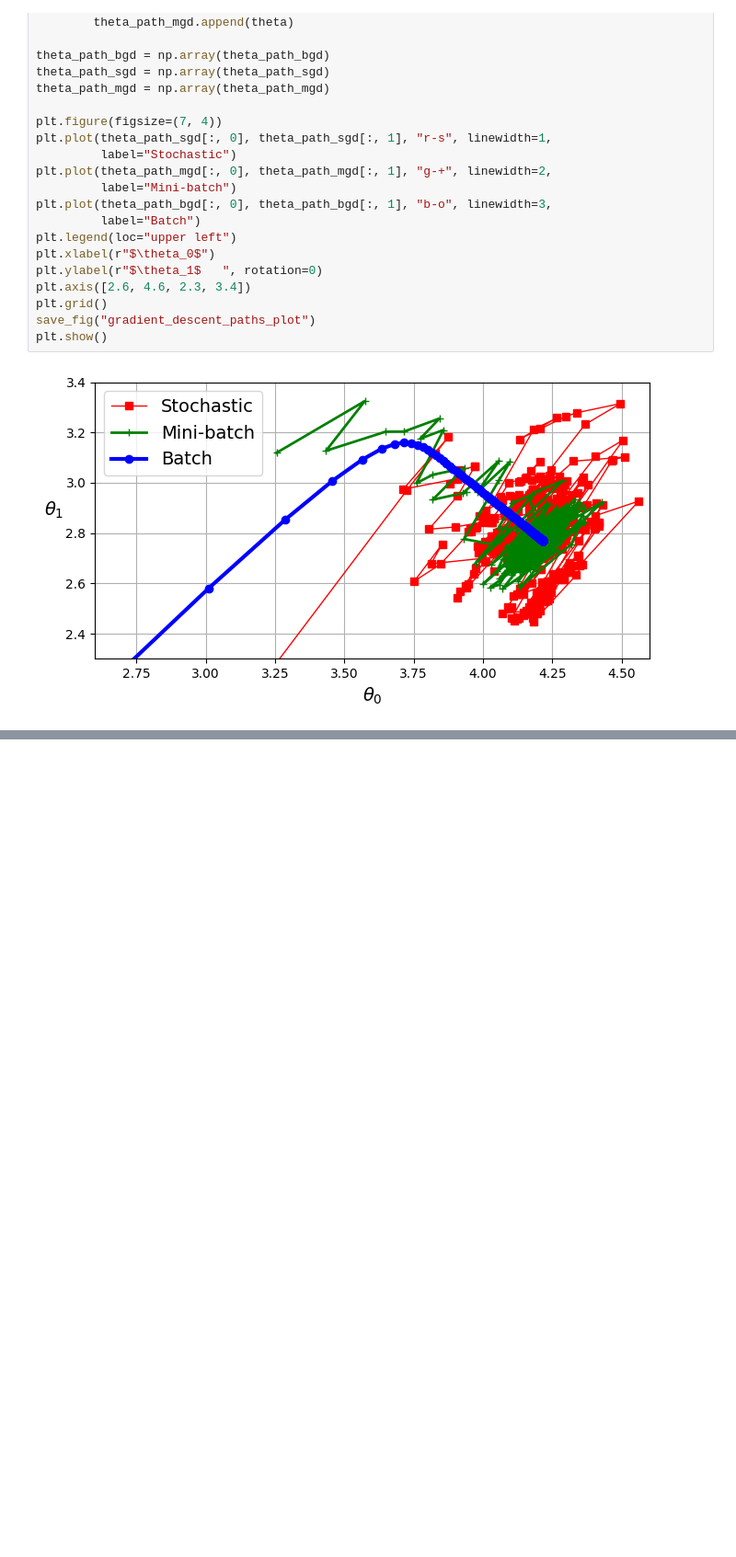
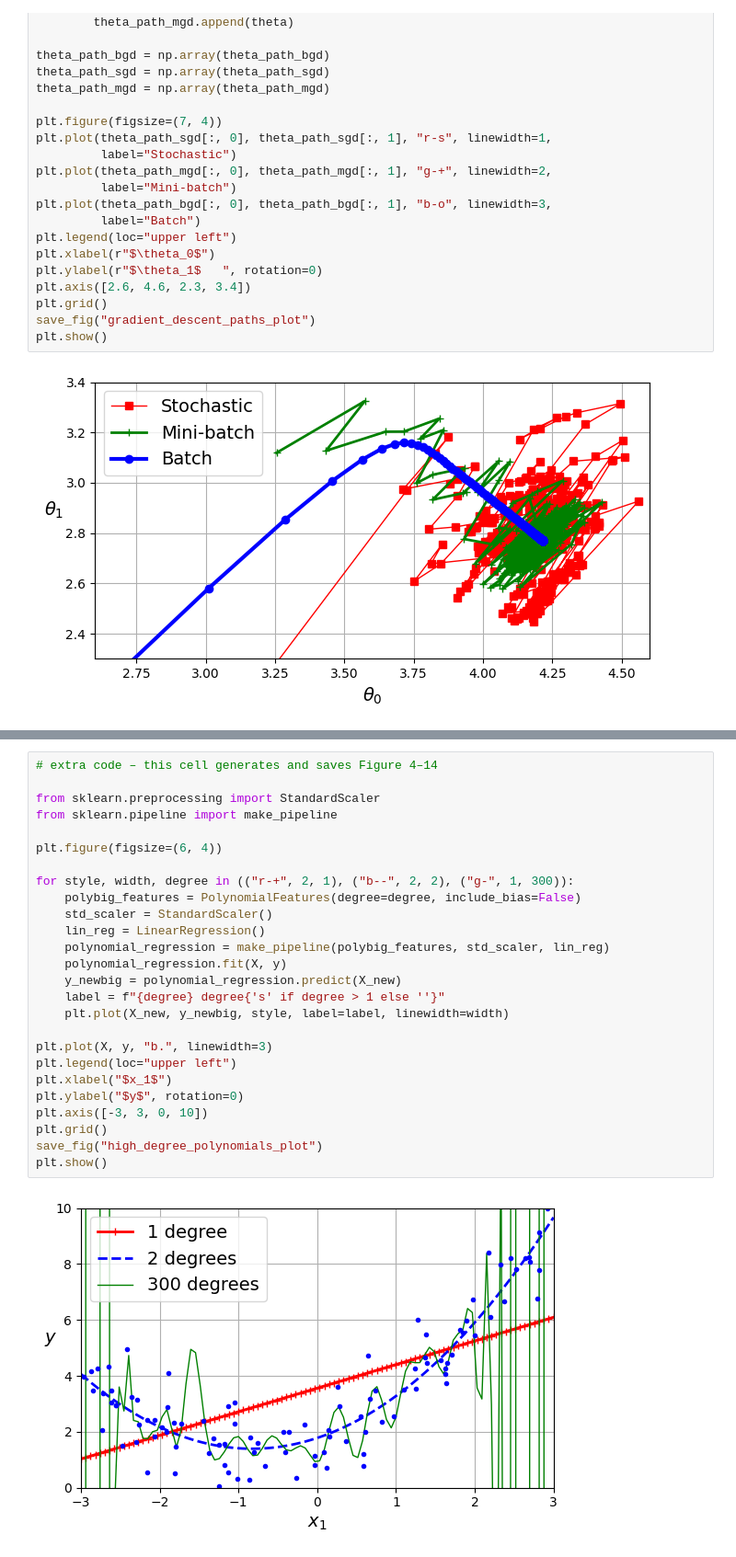
Before and after one commit to jangkoon-park/data-AI-study, a Jupyter notebook: ml-complete-guide-scikit-keras-tensorflow2/4장.ipynb, the cells around one changed output, grey strips where cells are left out. Shown: that part at 92% size. Cells and saved outputs as stored; diff of their text form; blank space fills up the shorter version.

```diff
--- a/ml-complete-guide-scikit-keras-tensorflow2/4장.ipynb
+++ b/ml-complete-guide-scikit-keras-tensorflow2/4장.ipynb
@@ -349,0 +404,28 @@ plt.show()
+# %%
+# extra code – this cell generates and saves Figure 4–14
+
+from sklearn.preprocessing import StandardScaler
+from sklearn.pipeline import make_pipeline
+
+plt.figure(figsize=(6, 4))
+
+for style, width, degree in (("r-+", 2, 1), ("b--", 2, 2), ("g-", 1, 300)):
+    polybig_features = PolynomialFeatures(degree=degree, include_bias=False)
+    std_scaler = StandardScaler()
+    lin_reg = LinearRegression()
+    polynomial_regression = make_pipeline(polybig_features, std_scaler, lin_reg)
+    polynomial_regression.fit(X, y)
+    y_newbig = polynomial_regression.predict(X_new)
+    label = f"{degree} degree{'s' if degree > 1 else ''}"
+    plt.plot(X_new, y_newbig, style, label=label, linewidth=width)
+
+plt.plot(X, y, "b.", linewidth=3)
+plt.legend(loc="upper left")
+plt.xlabel("$x_1$")
+plt.ylabel("$y$", rotation=0)
+plt.axis([-3, 3, 0, 10])
+plt.grid()
+save_fig("high_degree_polynomials_plot")
+plt.show()
+# %% [output]
+[figure, added]
```
Also changed, not shown: parts of 9 cells of this notebook.
